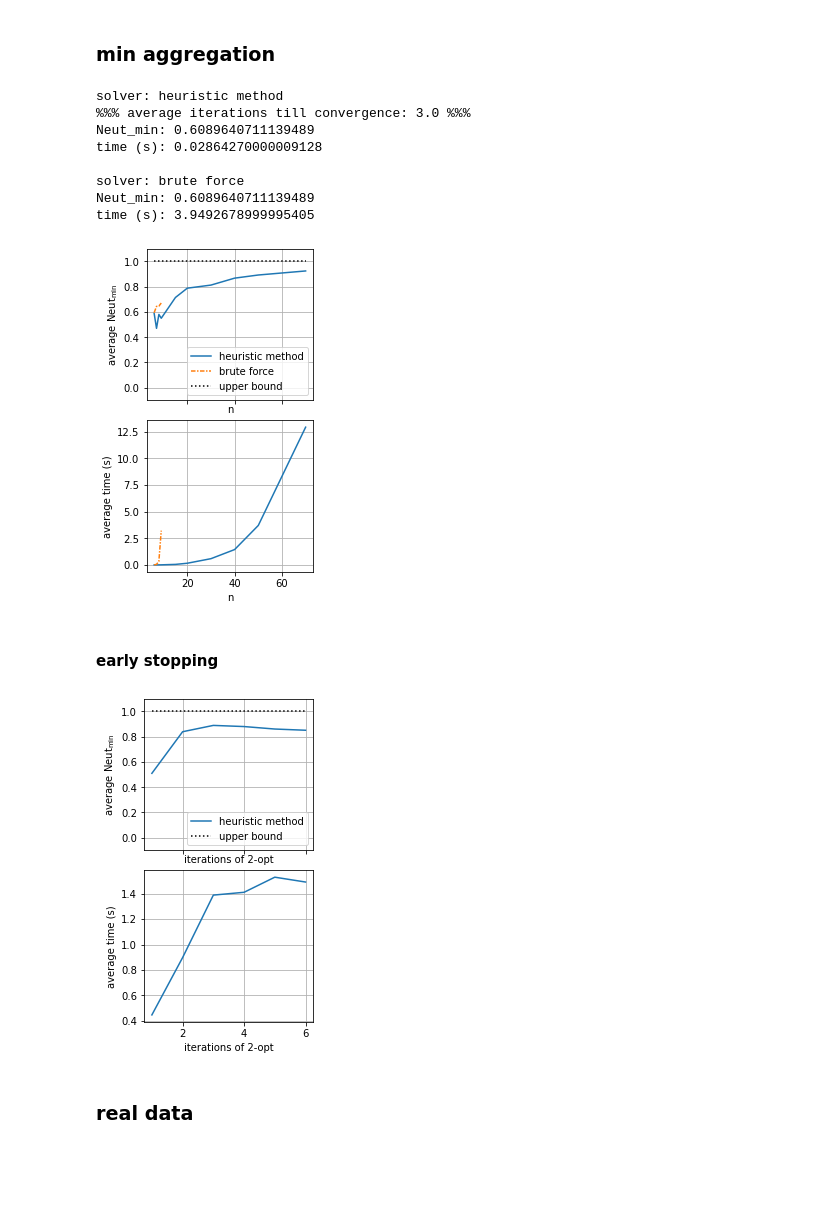
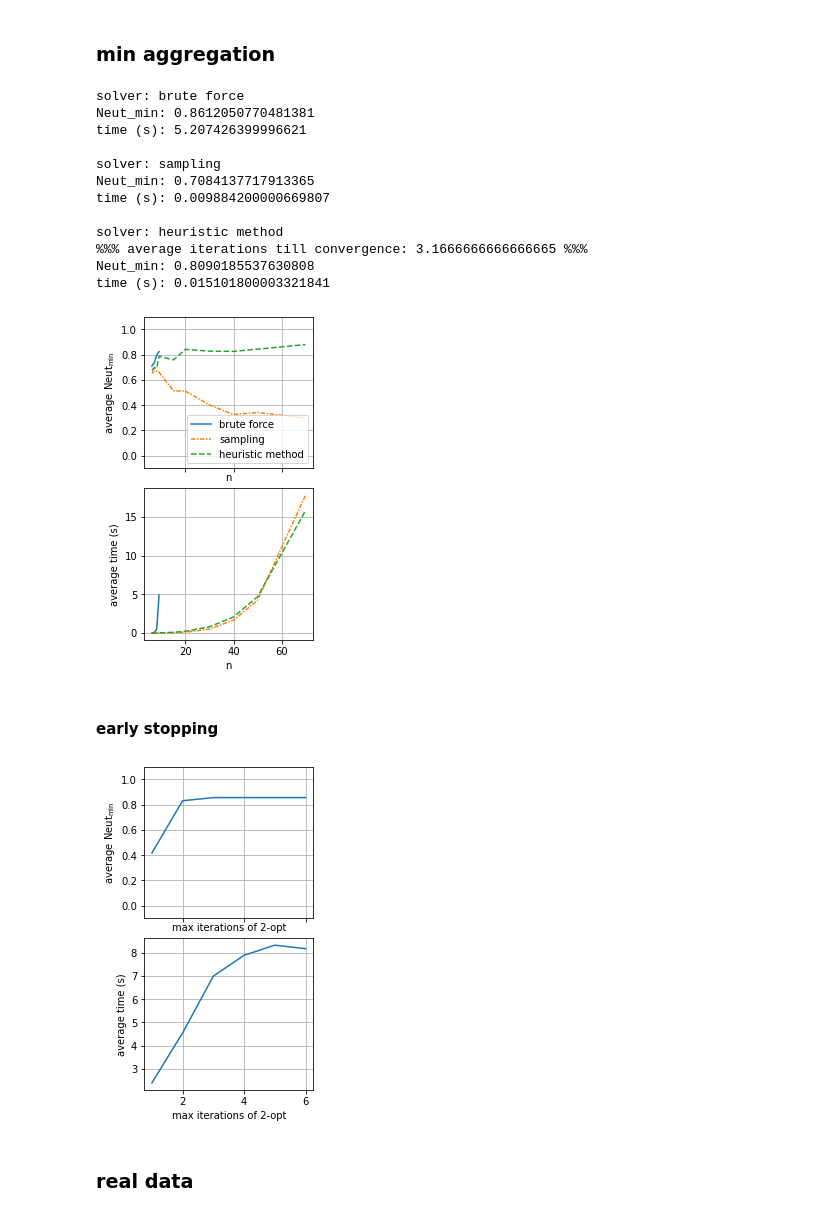
Before and after one commit to UIC-InDeXLab/news-ordering, a Jupyter notebook: maximizing_neutrality.ipynb, the cells around one changed output. Cells and saved outputs as stored; diff of their text form; code cells hidden in the pictures; blank space fills up the shorter version.

```diff
--- a/maximizing_neutrality.ipynb
+++ b/maximizing_neutrality.ipynb
@@ -466,11 +513,7 @@ n_domain = [6, 7, 8, 9, 15, 20, 30, 40, 50, 70, 100, 120, 150, 180]
 neuts = []
 times = []
 for n in tqdm(n_domain):
-    Gs = []
-    for i in range(iterations):
-        Gs.append(nx.complete_graph(n))
-        for (u,v) in Gs[i].edges:
-            Gs[i].edges[u,v]['weight'] = random_weight()
+    Gs = [init_graph(n, do_adjust_weights) for i in range(iterations)]
 
     # iterate over the different solvers
     inner_neuts = []
@@ -528,19 +571,21 @@ plt.savefig(f"plots/avg_agg_plots_{dist_name}.pdf")
 ### min aggregation
 # %%
 solvers_ma = [
-    min_agg,
-    via_brute_force_min_agg
+    via_brute_force_min_agg,
+    via_sampling_min_agg,
+    min_agg
 ]
 
 solver_names_ma = [
-    "heuristic method",
-    "brute force"
+    "brute force",
+    "sampling",
+    "heuristic method"
 ]
+
+assert len(solvers) == len(solver_names)
 # %%
 n = 9
-G = nx.complete_graph(n)
-for (u,v) in G.edges:
-    G.edges[u,v]['weight'] = random_weight()
+G = init_graph(n, do_adjust_weights)
 
 for func, name in zip(solvers_ma, solver_names_ma):
     print(f"solver: {name}")
@@ -550,14 +595,18 @@ for func, name in zip(solvers_ma, solver_names_ma):
     neut = neutrality(G, p, min)
     print(f"Neut_min: {neut}\ntime (s): {t}\n")
 # %% [output]
+solver: brute force
+Neut_min: 0.8612050770481381
+time (s): 5.207426399996621
+
+solver: sampling
+Neut_min: 0.7084137717913365
+time (s): 0.009884200000669807
+
 solver: heuristic method
-%%% average iterations till convergence: 3.0 %%%
-Neut_min: 0.6089640711139489
-time (s): 0.02864270000009128
-
-solver: brute force
-Neut_min: 0.6089640711139489
-time (s): 3.9492678999995405
+%%% average iterations till convergence: 3.1666666666666665 %%%
+Neut_min: 0.8090185537630808
+time (s): 0.015101800003321841
 # %%
 n_domain_ma = [6, 7, 8, 9, 15, 20, 30, 40, 50, 70]
 # %%
@@ -565,11 +614,7 @@ n_domain_ma = [6, 7, 8, 9, 15, 20, 30, 40, 50, 70]
 neuts_ma = []
 times_ma = []
 for n in tqdm(n_domain_ma):
-    Gs = []
-    for i in range(iterations):
-        Gs.append(nx.complete_graph(n))
-        for (u,v) in Gs[i].edges:
-            Gs[i].edges[u,v]['weight'] = random_weight()
+    Gs = [init_graph(n, do_adjust_weights) for i in range(iterations)]
 
     # iterate over the different solvers
     inner_neuts = []
@@ -600,29 +645,29 @@ for n in tqdm(n_domain_ma):
 # %%
 fig, axes = plt.subplots(2, 1, figsize=(3,5), sharex=True, constrained_layout=True)
 # fig.suptitle('PathMaxScatterTSP solver performances')
 
 axes[0].plot(n_domain_ma, neuts_ma, label=solver_names_ma)
-axes[0].plot(n_domain_ma, [1 for _ in n_domain_ma], label='upper bound', color='black', linestyle=':')
+# axes[0].plot(n_domain_ma, [1 for _ in n_domain_ma], label='upper bound', color='black', linestyle=':')
 axes[0].set_xlabel('n')
 axes[0].set_ylabel(r'average $\operatorname{Neut}_{\min}$')
 axes[0].set_ybound(-0.1, 1.1)
 
 # axes[0].set_xscale('log')
 
 axes[1].plot(n_domain_ma, times_ma)
 axes[1].set_xlabel('n')
 axes[1].set_ylabel('average time (s)')
 
 # axes[1].set_xscale('log')
 # axes[1].set_yscale('log')
 
 axes[0].legend(loc="lower right")
 axes[0].grid(visible=True)
 axes[1].grid(visible=True)
 
-plt.savefig(f"plots/min_agg_plots_{dist_name}.pdf")
+plt.savefig(f"plots/min_agg_plots_{dist_name}_{do_adjust_weights_str}.pdf")
 # %% [output]
-[figure, old version]
+[figure, new version]
 # %% [markdown]
 #### early stopping
 # %%
@@ -656,25 +697,25 @@ for lim in tqdm(lim_domain):
     times_es.append(avg(inner_inner_times))
 # %%
 fig, axes = plt.subplots(2, 1, figsize=(3,5), sharex=True, constrained_layout=True)
-# fig.suptitle('Min aggregation early stopping')
+# fig.suptitle('min aggregation early stopping')
 
 axes[0].plot(lim_domain, neuts_es, label="heuristic method")
-axes[0].plot(lim_domain, [1 for _ in lim_domain], label='upper bound', color='black', linestyle=':')
-axes[0].set_xlabel('iterations of 2-opt')
+# axes[0].plot(lim_domain, [1 for _ in lim_domain], label='upper bound', color='black', linestyle=':')
+axes[0].set_xlabel('max iterations of 2-opt')
 axes[0].set_ylabel(r'average $\operatorname{Neut}_{\min}$')
 axes[0].set_ybound(-0.1, 1.1)
 
 axes[1].plot(lim_domain, times_es)
-axes[1].set_xlabel('iterations of 2-opt')
+axes[1].set_xlabel('max iterations of 2-opt')
 axes[1].set_ylabel('average time (s)')
 
-axes[0].legend(loc="lower right")
+# axes[0].legend(loc="lower right")
 axes[0].grid(visible=True)
 axes[1].grid(visible=True)
 
-plt.savefig(f"plots/early_stopping_{dist_name}.pdf")
+plt.savefig(f"plots/early_stopping_{dist_name}_{do_adjust_weights_str}.pdf")
 # %% [output]
-[figure, old version]
+[figure, new version]
 # %% [markdown]
 ### real data
 # %%
```
Also changed, not shown: parts of 12 cells of this notebook, 6 other files.
